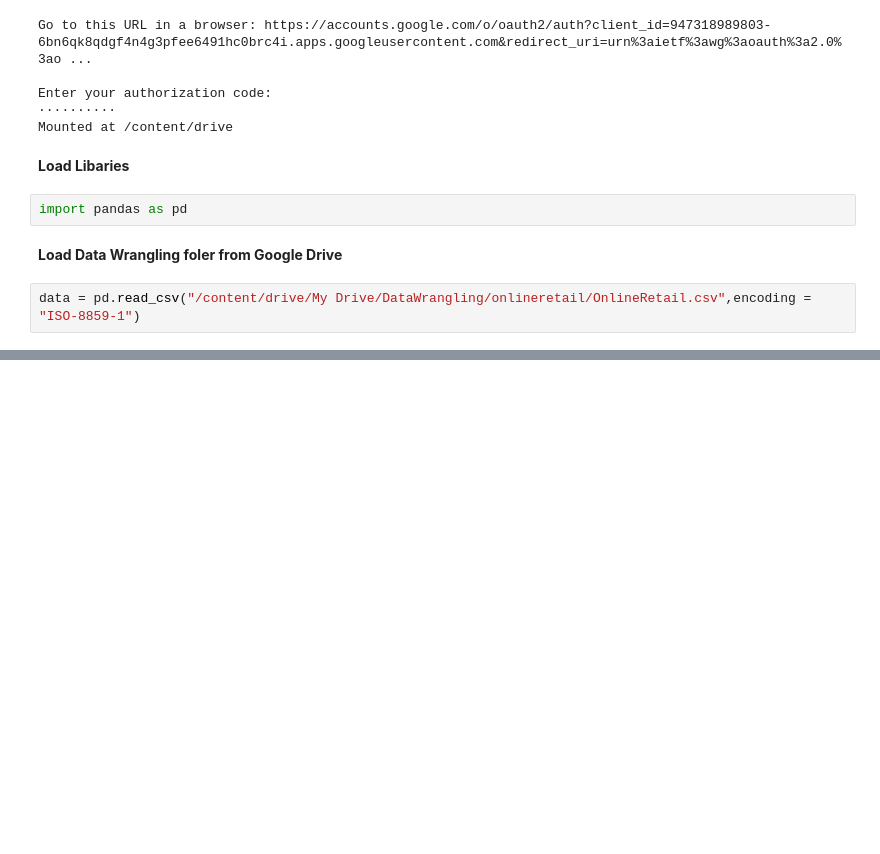
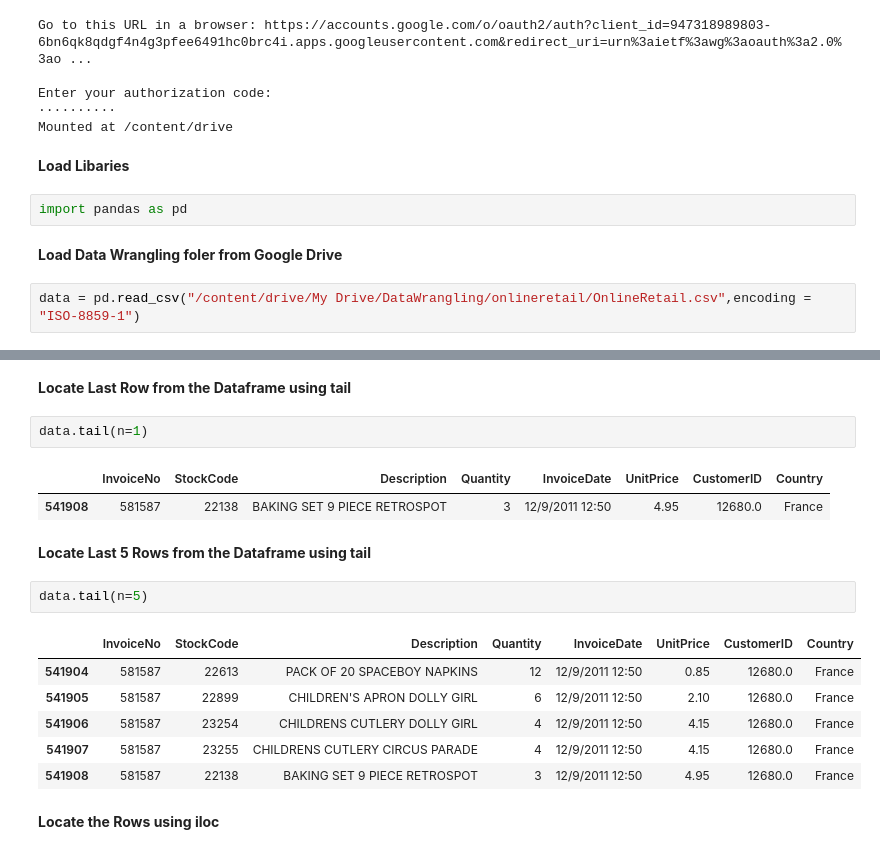
Before and after one commit to kloud9nyc/data-wrangling, a Jupyter notebook: DataWraingling_RetailData_2.ipynb, the cells around one changed output, grey strips where cells are left out. Cells and saved outputs as stored; diff of their text form; blank space fills up the shorter version.

```diff
--- a/DataWraingling_RetailData_2.ipynb
+++ b/DataWraingling_RetailData_2.ipynb
@@ -21,0 +46,20 @@ data = pd.read_csv("/content/drive/My Drive/DataWrangling/onlineretail/OnlineRet
+# %% [markdown]
+**Locate Last Row from the Dataframe using tail**
+# %%
+data.tail(n=1)
+# %% [output]
+|  | InvoiceNo | StockCode | Description | Quantity | InvoiceDate | UnitPrice | CustomerID | Country |
+| 541908 | 581587 | 22138 | BAKING SET 9 PIECE RETROSPOT | 3 | 12/9/2011 12:50 | 4.95 | 12680.0 | France |
+# %% [markdown]
+**Locate Last 5 Rows from the Dataframe using tail**
+# %%
+data.tail(n=5)
+# %% [output]
+|  | InvoiceNo | StockCode | Description | Quantity | InvoiceDate | UnitPrice | CustomerID | Country |
+| 541904 | 581587 | 22613 | PACK OF 20 SPACEBOY NAPKINS | 12 | 12/9/2011 12:50 | 0.85 | 12680.0 | France |
+| 541905 | 581587 | 22899 | CHILDREN'S APRON DOLLY GIRL | 6 | 12/9/2011 12:50 | 2.10 | 12680.0 | France |
+| 541906 | 581587 | 23254 | CHILDRENS CUTLERY DOLLY GIRL | 4 | 12/9/2011 12:50 | 4.15 | 12680.0 | France |
+| 541907 | 581587 | 23255 | CHILDRENS CUTLERY CIRCUS PARADE | 4 | 12/9/2011 12:50 | 4.15 | 12680.0 | France |
+| 541908 | 581587 | 22138 | BAKING SET 9 PIECE RETROSPOT | 3 | 12/9/2011 12:50 | 4.95 | 12680.0 | France |
+# %% [markdown]
+**Locate the Rows using iloc**
```
Also changed, not shown: parts of 18 cells of this notebook.
